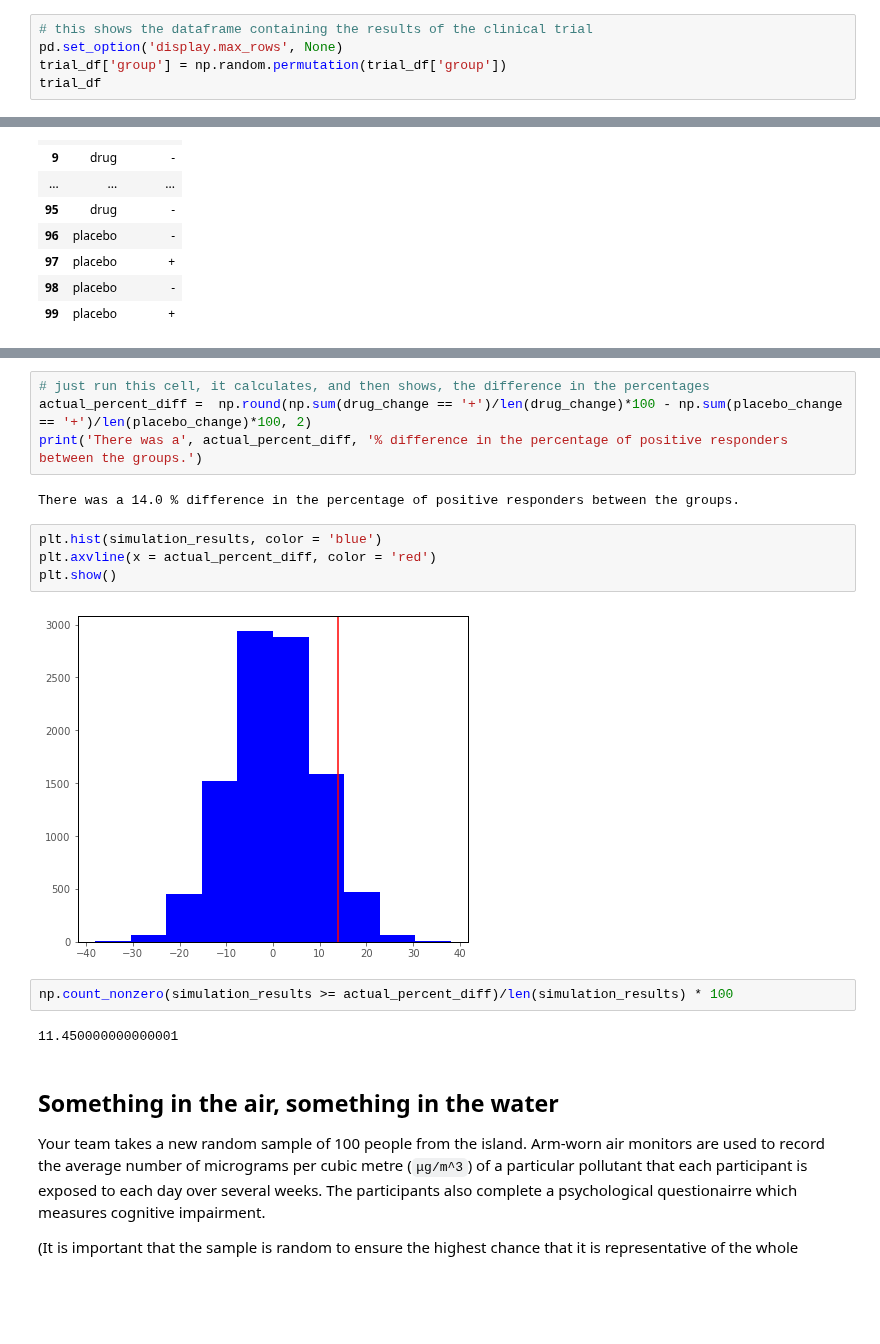
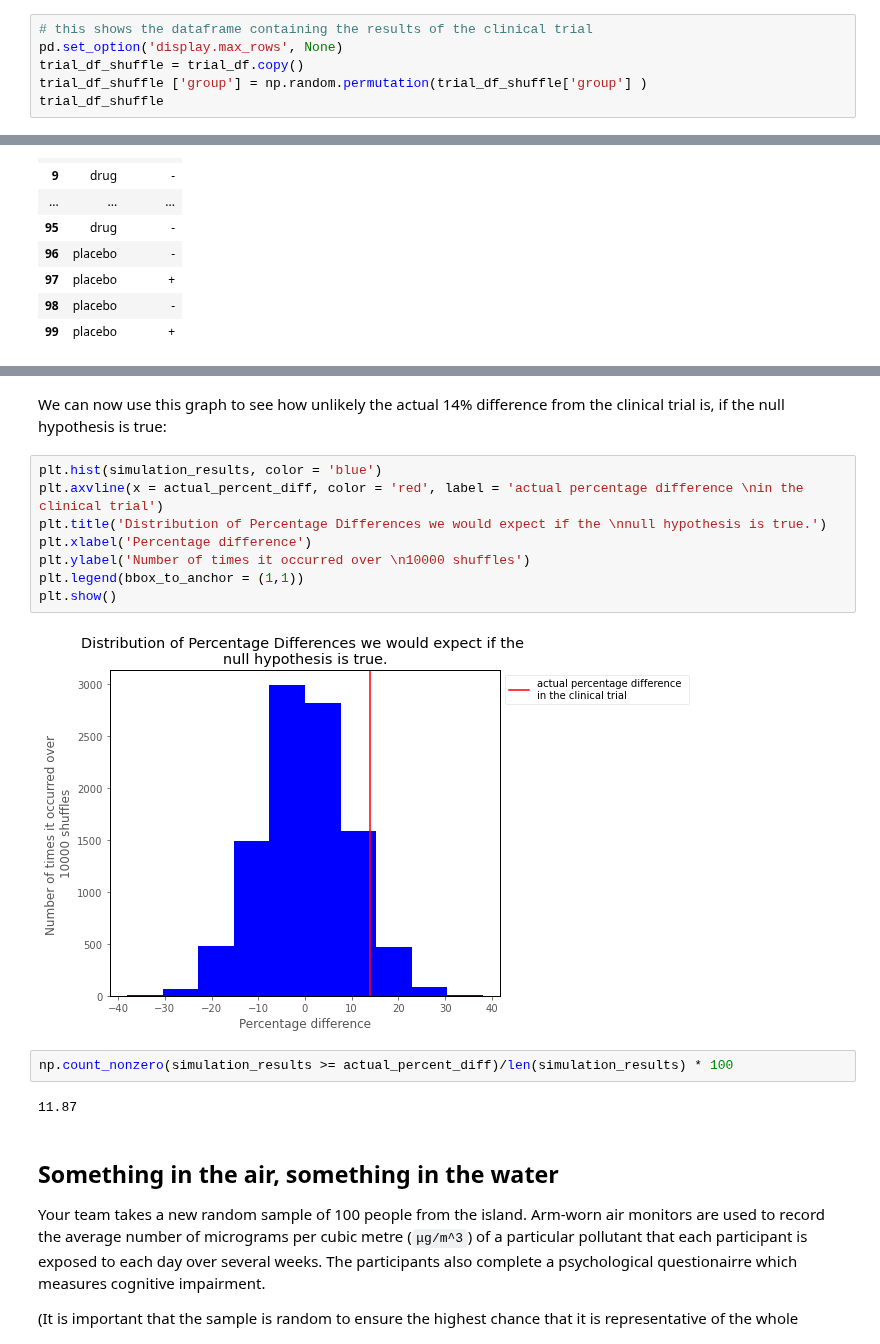
Before and after one commit to pxr687/islands_python_foundations, a Jupyter notebook: 1_populations_samples_questions.ipynb, the cells around one changed output, grey strips where cells are left out. Drawn from its saved outputs; the diff is of its cells as text; blank space fills up the shorter version.

```diff
--- a/1_populations_samples_questions.ipynb
+++ b/1_populations_samples_questions.ipynb
@@ -317,8 +330,9 @@ trial_df
 # %%
 # this shows the dataframe containing the results of the clinical trial
 pd.set_option('display.max_rows', None)
-trial_df['group'] = np.random.permutation(trial_df['group'])
-trial_df
+trial_df_shuffle = trial_df.copy()
+trial_df_shuffle ['group'] = np.random.permutation(trial_df_shuffle['group'] )
+trial_df_shuffle
 # %% [output]
 |  | group | change |
 | 0 | placebo | - |
@@ -376,19 +420,19 @@ plt.show()
-# %%
-# just run this cell, it calculates, and then shows, the difference in the percentages
-actual_percent_diff =  np.round(np.sum(drug_change == '+')/len(drug_change)*100 - np.sum(placebo_change == '+')/len(placebo_change)*100, 2)
-print('There was a', actual_percent_diff, '% difference in the percentage of positive responders between the groups.')
-# %% [output]
-There was a 14.0 % difference in the percentage of positive responders between the groups.
+# %% [markdown]
+We can now use this graph to see how unlikely the actual 14% difference from the clinical trial is, if the null hypothesis is true:
 # %%
 plt.hist(simulation_results, color = 'blue')
-plt.axvline(x = actual_percent_diff, color = 'red')
+plt.axvline(x = actual_percent_diff, color = 'red', label = 'actual percentage difference \nin the clinical trial')
+plt.title('Distribution of Percentage Differences we would expect if the \nnull hypothesis is true.')
+plt.xlabel('Percentage difference')
+plt.ylabel('Number of times it occurred over \n10000 shuffles')
+plt.legend(bbox_to_anchor = (1,1))
 plt.show()
 # %% [output]
-[figure, old version]
+[figure, new version]
 # %%
 np.count_nonzero(simulation_results >= actual_percent_diff)/len(simulation_results) * 100
 # %% [output]
-11.450000000000001
+11.87
 # %% [markdown]
 ## Something in the air, something in the water
 
```
Also changed, not shown: parts of 15 cells of this notebook, 1 other file.
